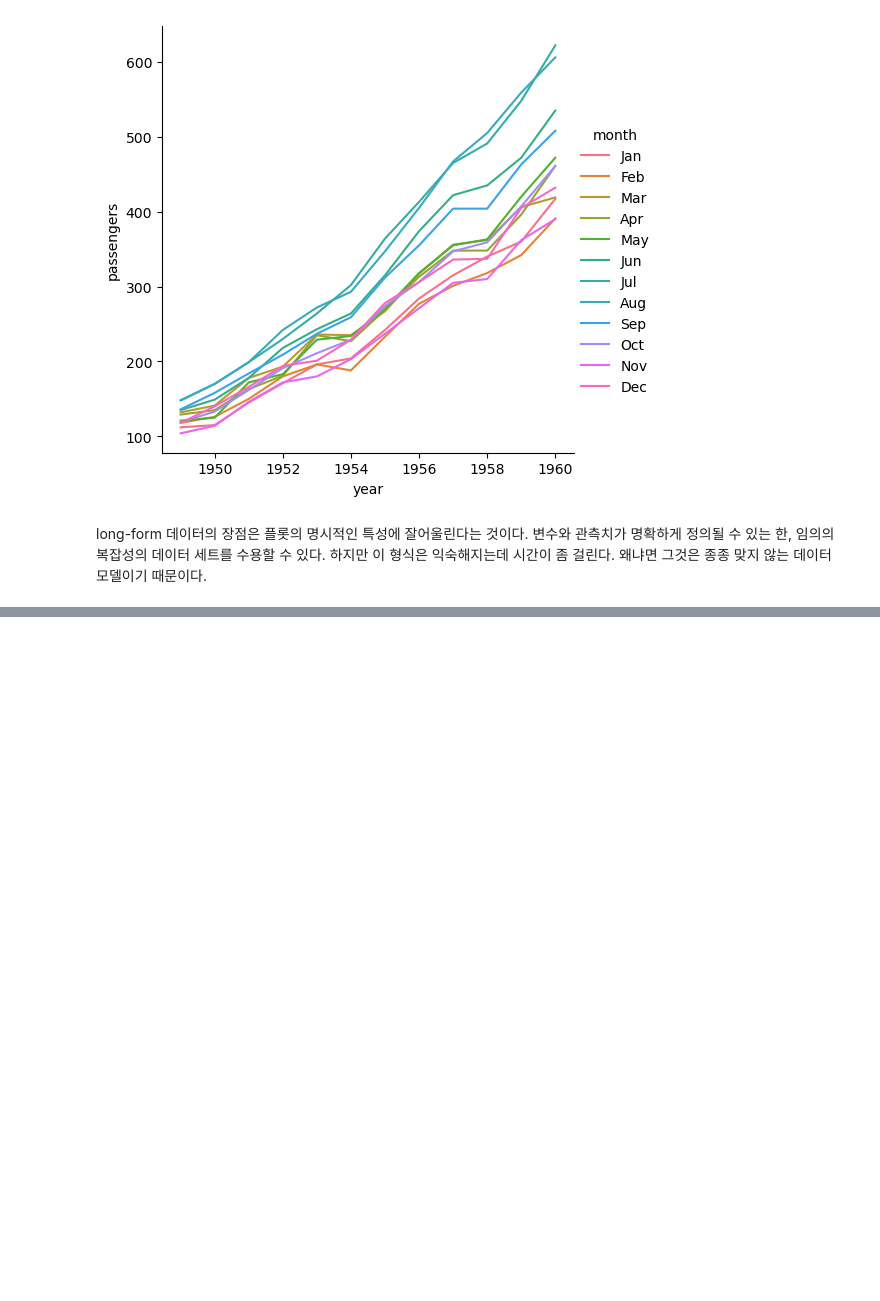
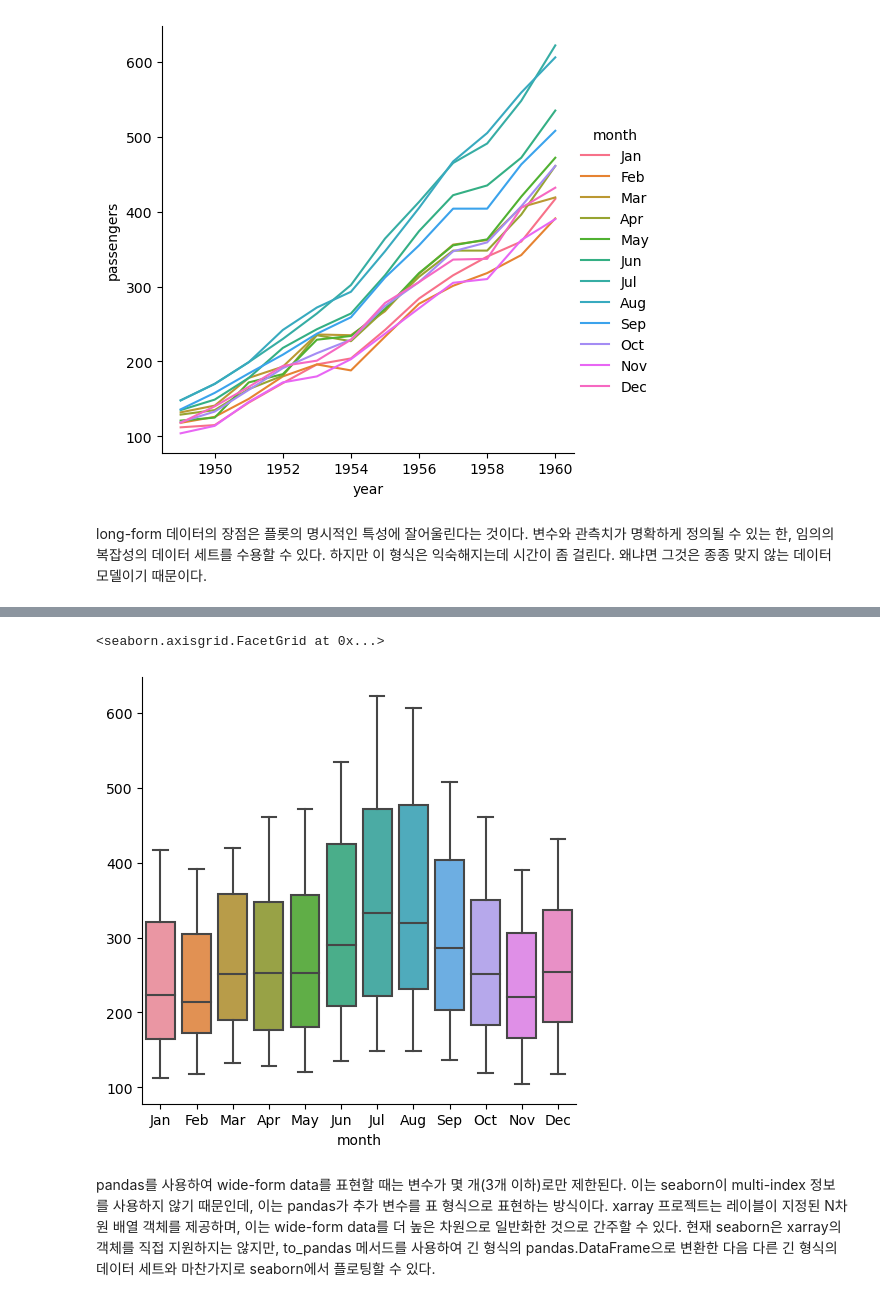
Before and after one commit to woOONi/LIKELION_AIschool, a Jupyter notebook: SeabornTutorial/User guide and tutorial/0301 Long-form vs. wide-form data.ipynb, the cells around one changed output, grey strips where cells are left out. Cells and saved outputs as stored; diff of their text form; code cells hidden in the pictures; blank space fills up the shorter version.

```diff
--- a/SeabornTutorial/User guide and tutorial/0301 Long-form vs. wide-form data.ipynb
+++ b/SeabornTutorial/User guide and tutorial/0301 Long-form vs. wide-form data.ipynb
@@ -36,0 +84,7 @@ long-form 데이터의 장점은 플롯의 명시적인 특성에 잘어울린
+# %%
+sns.catplot(data = flights_wide, kind = 'box')
+# %% [output]
+<seaborn.axisgrid.FacetGrid at 0x...>
+[figure, added]
+# %% [markdown]
+pandas를 사용하여 wide-form data를 표현할 때는 변수가 몇 개(3개 이하)로만 제한된다. 이는 seaborn이 multi-index 정보를 사용하지 않기 때문인데, 이는 pandas가 추가 변수를 표 형식으로 표현하는 방식이다. xarray 프로젝트는 레이블이 지정된 N차원 배열 객체를 제공하며, 이는 wide-form data를 더 높은 차원으로 일반화한 것으로 간주할 수 있다. 현재 seaborn은 xarray의 객체를 직접 지원하지는 않지만, to_pandas 메서드를 사용하여 긴 형식의 pandas.DataFrame으로 변환한 다음 다른 긴 형식의 데이터 세트와 마찬가지로 seaborn에서 플로팅할 수 있다.
```
Also changed, not shown: parts of 9 cells of this notebook.
